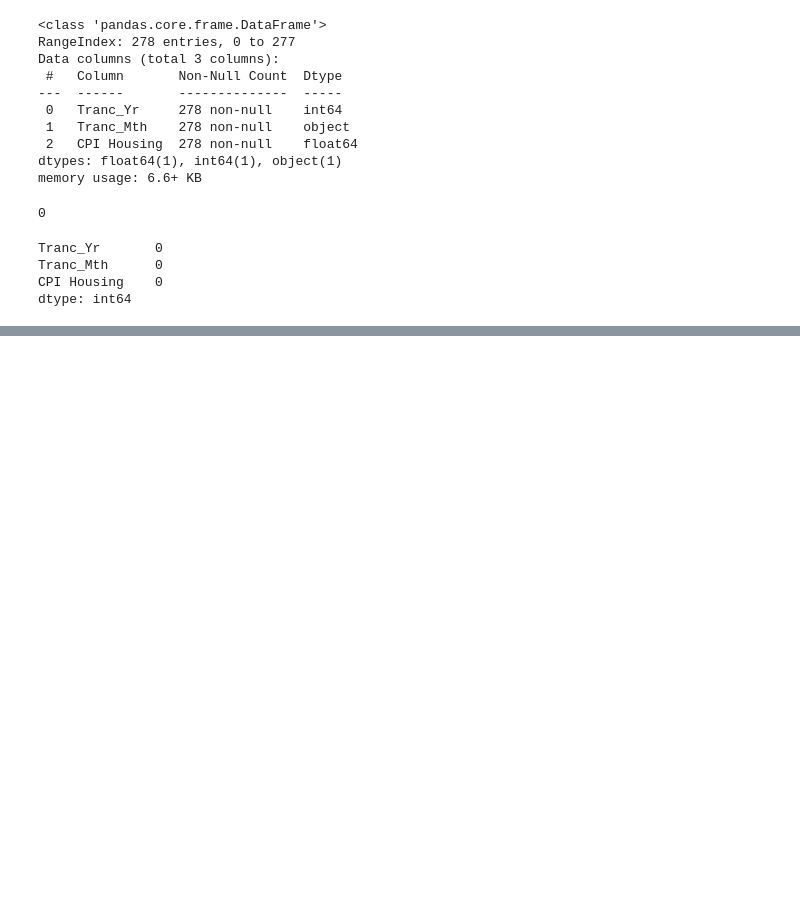
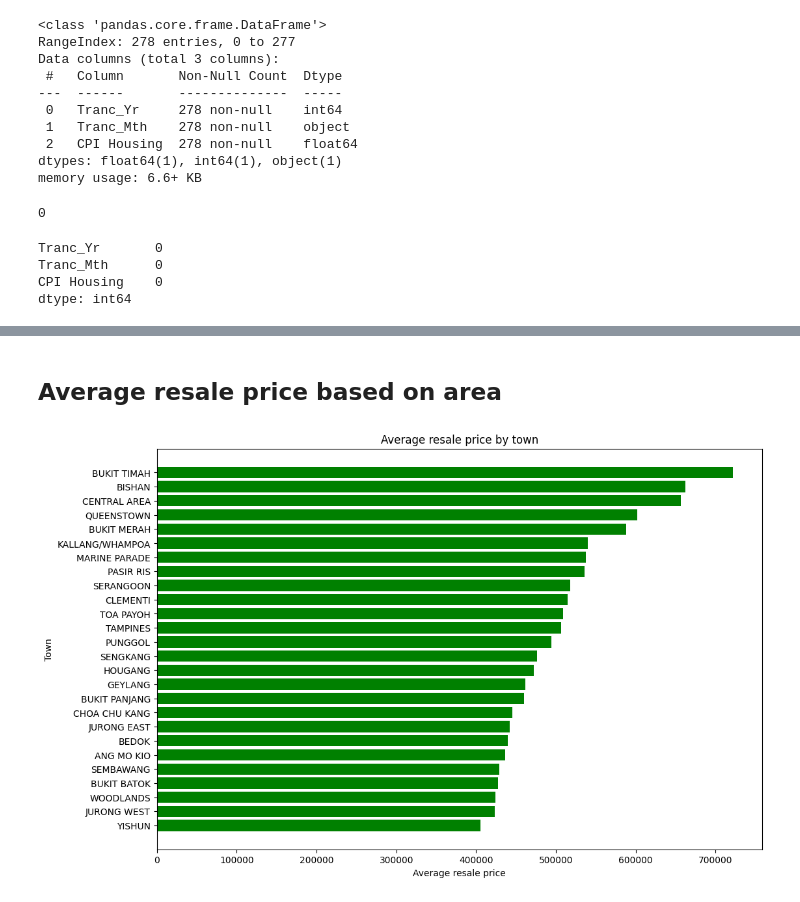
Before and after one commit to brandtyj/HDB_analysis, a Jupyter notebook: hdb_analysis_project.ipynb, the cells around one changed output, grey strips where cells are left out. Drawn from its saved outputs; the diff is of its cells as text; code cells hidden in the pictures; blank space fills up the shorter version.

```diff
--- a/hdb_analysis_project.ipynb
+++ b/hdb_analysis_project.ipynb
@@ -209,0 +295,17 @@ sns.heatmap(corr_matrix, annot=True, cmap='coolwarm')
+# %% [markdown]
+## Average resale price based on area
+# %%
+#Group by the town, average the price
+avg_town_price = hdb_new.groupby('town')['resale_price'].mean().reset_index()
+avg_town_price = avg_town_price.sort_values('resale_price', ascending = True)
+
+plt.figure(figsize = (12, 8))
+plt.barh(avg_town_price['town'], avg_town_price['resale_price'], color='g')
+
+plt.xlabel('Average resale price')
+plt.ylabel('Town')
+plt.title('Average resale price by town')
+
+plt.show()
+# %% [output]
+[figure, added]
```
Also changed, not shown: parts of 24 cells of this notebook, 1 other file.
